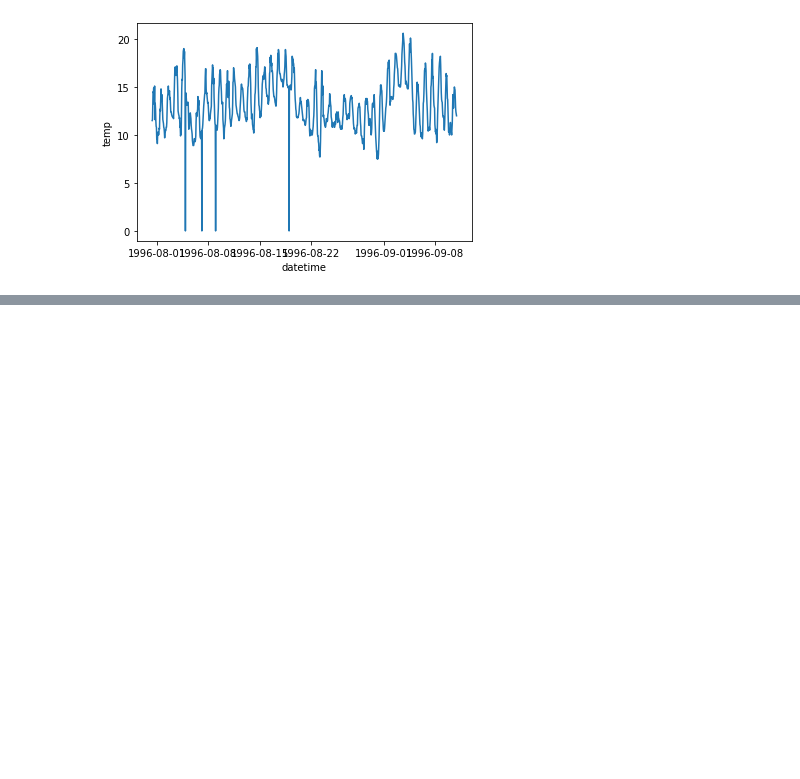
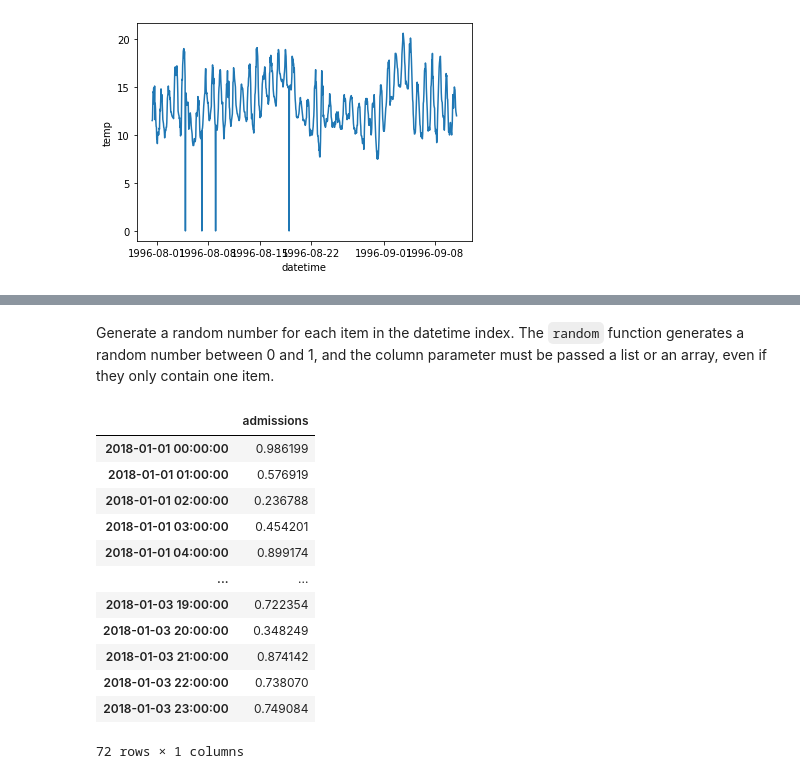
Before and after one commit to kiehozero/atu-progda2022, a Jupyter notebook: week7-time-series/Time Series.ipynb, the cells around one changed output, grey strips where cells are left out. Saved outputs shown, nothing was run; the diff lists cells and outputs as text; code cells hidden in the pictures; blank space fills up the shorter version.

```diff
--- a/week7-time-series/Time Series.ipynb
+++ b/week7-time-series/Time Series.ipynb
@@ -144,0 +142,3 @@ sns.lineplot(data=df[1:],x="datetime",y="temp")
+# %%
+idx = pd.date_range("2018-01-01", periods=72, freq="H")
+idx
@@ -144,0 +163,21 @@ sns.lineplot(data=df[1:],x="datetime",y="temp")
+# %% [markdown]
+Generate a random number for each item in the datetime index. The `random` function generates a random number between 0 and 1, and the column parameter must be passed a list or an array, even if they only contain one item.
+# %%
+rng = np.random.default_rng()
+ts = pd.DataFrame(data=rng.random(len(idx)),index=idx,columns=["admissions"])
+# %%
+ts
+# %% [output]
+|  | admissions |
+| 2018-01-01 00:00:00 | 0.986199 |
+| 2018-01-01 01:00:00 | 0.576919 |
+| 2018-01-01 02:00:00 | 0.236788 |
+| 2018-01-01 03:00:00 | 0.454201 |
+| 2018-01-01 04:00:00 | 0.899174 |
+| ... | ... |
+| 2018-01-03 19:00:00 | 0.722354 |
+| 2018-01-03 20:00:00 | 0.348249 |
+| 2018-01-03 21:00:00 | 0.874142 |
+| 2018-01-03 22:00:00 | 0.738070 |
+| 2018-01-03 23:00:00 | 0.749084 |
+72 rows × 1 columns
```
Also changed, not shown: parts of 10 cells of this notebook, 2 other files.
